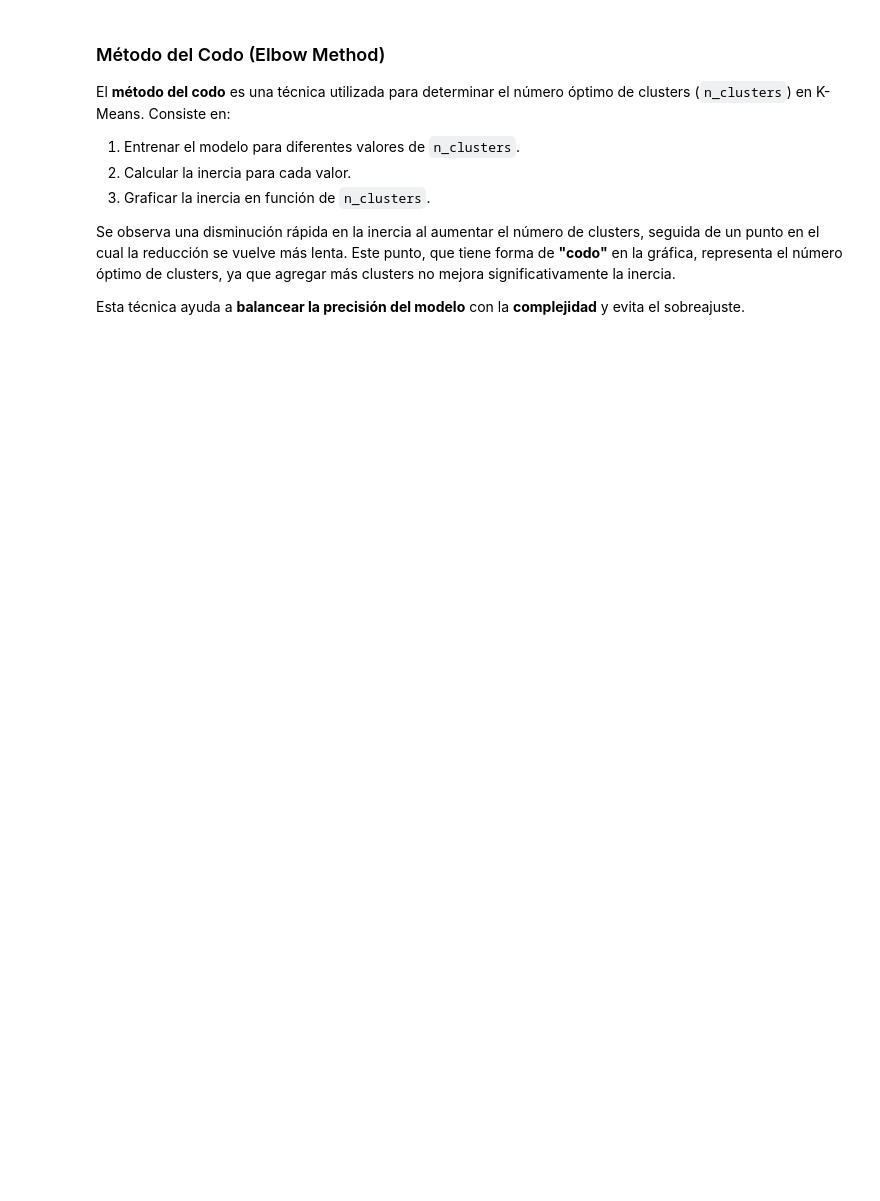
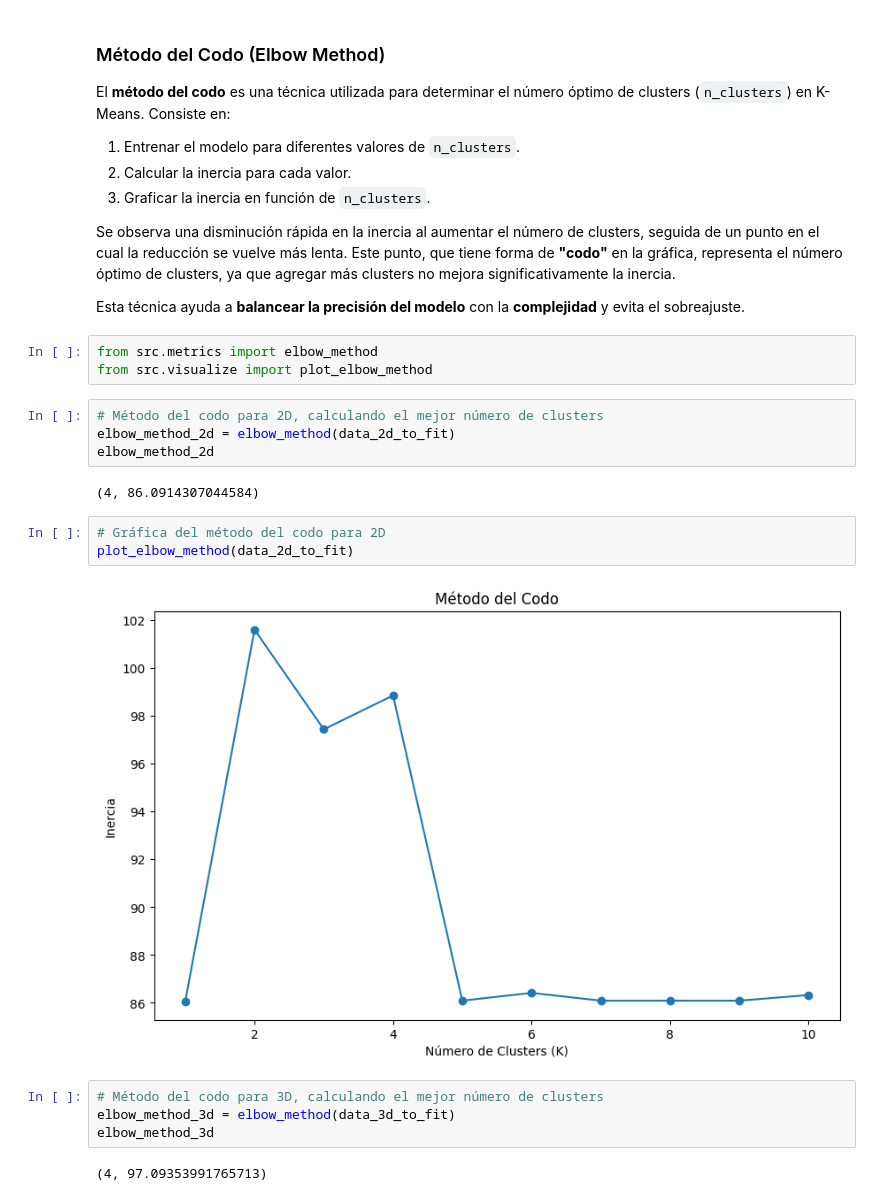
Before and after one commit to Daniel-PosadaPUJ/Proyecto1_ALC, a Jupyter notebook: notebooks/kmeans_punto1.ipynb, the cells around one changed output. Drawn from its saved outputs; the diff is of its cells as text; blank space fills up the shorter version.

```diff
--- a/notebooks/kmeans_punto1.ipynb
+++ b/notebooks/kmeans_punto1.ipynb
@@ -257,3 +269,23 @@ El **método del codo** es una técnica utilizada para determinar el número óp
 Se observa una disminución rápida en la inercia al aumentar el número de clusters, seguida de un punto en el cual la reducción se vuelve más lenta. Este punto, que tiene forma de **"codo"** en la gráfica, representa el número óptimo de clusters, ya que agregar más clusters no mejora significativamente la inercia.
 
 Esta técnica ayuda a **balancear la precisión del modelo** con la **complejidad** y evita el sobreajuste.
+# %%
+from src.metrics import elbow_method
+from src.visualize import plot_elbow_method
+# %%
+# Método del codo para 2D, calculando el mejor número de clusters
+elbow_method_2d = elbow_method(data_2d_to_fit)
+elbow_method_2d
+# %% [output]
+(4, 86.0914307044584)
+# %%
+# Gráfica del método del codo para 2D
+plot_elbow_method(data_2d_to_fit)
+# %% [output]
+[figure, added]
+# %%
+# Método del codo para 3D, calculando el mejor número de clusters
+elbow_method_3d = elbow_method(data_3d_to_fit)
+elbow_method_3d
+# %% [output]
+(4, 97.09353991765713)
```
Also changed, not shown: parts of 6 cells of this notebook, 3 other files.
